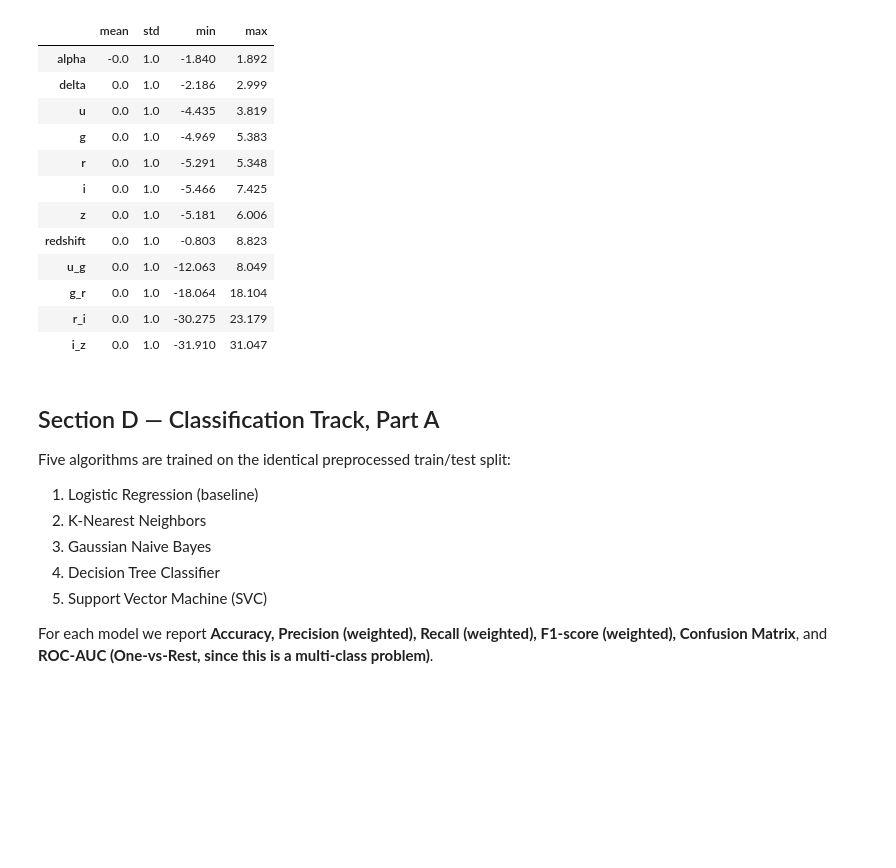
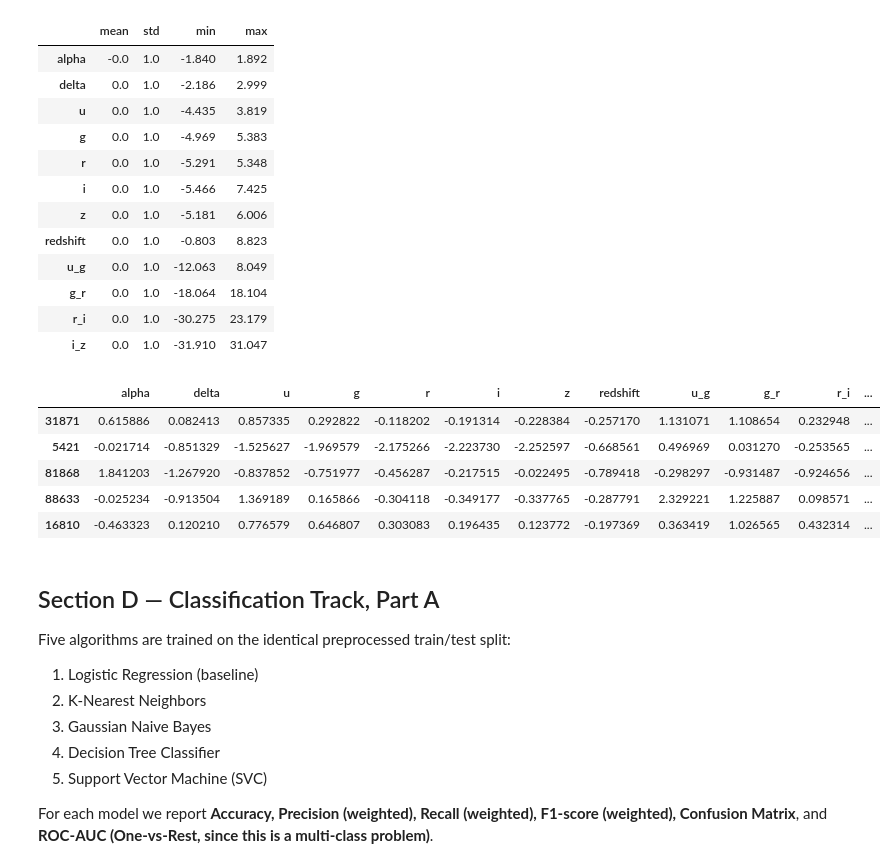
Before and after one commit to arunpravinnn/Machine_Learning_Capstone, a Jupyter notebook: Classification/classification.ipynb, the cells around one changed output. Drawn from its saved outputs; the diff is of its cells as text; code cells hidden in the pictures; blank space fills up the shorter version.

```diff
--- a/Classification/classification.ipynb
+++ b/Classification/classification.ipynb
@@ -378,6 +378,15 @@ Scaling complete. Training feature summary (post-scaling):
 | g_r | 0.0 | 1.0 | -18.064 | 18.104 |
 | r_i | 0.0 | 1.0 | -30.275 | 23.179 |
 | i_z | 0.0 | 1.0 | -31.910 | 31.047 |
+# %%
+X_train_scaled.head()
+# %% [output]
+|  | alpha | delta | u | g | r | i | z | redshift | u_g | g_r | r_i | ... |
+| 31871 | 0.615886 | 0.082413 | 0.857335 | 0.292822 | -0.118202 | -0.191314 | -0.228384 | -0.257170 | 1.131071 | 1.108654 | 0.232948 | ... |
+| 5421 | -0.021714 | -0.851329 | -1.525627 | -1.969579 | -2.175266 | -2.223730 | -2.252597 | -0.668561 | 0.496969 | 0.031270 | -0.253565 | ... |
+| 81868 | 1.841203 | -1.267920 | -0.837852 | -0.751977 | -0.456287 | -0.217515 | -0.022495 | -0.789418 | -0.298297 | -0.931487 | -0.924656 | ... |
+| 88633 | -0.025234 | -0.913504 | 1.369189 | 0.165866 | -0.304118 | -0.349177 | -0.337765 | -0.287791 | 2.329221 | 1.225887 | 0.098571 | ... |
+| 16810 | -0.463323 | 0.120210 | 0.776579 | 0.646807 | 0.303083 | 0.196435 | 0.123772 | -0.197369 | 0.363419 | 1.026565 | 0.432314 | ... |
 # %% [markdown]
 ## Section D — Classification Track, Part A
 
```
Also changed, not shown: parts of 1 cell of this notebook.
